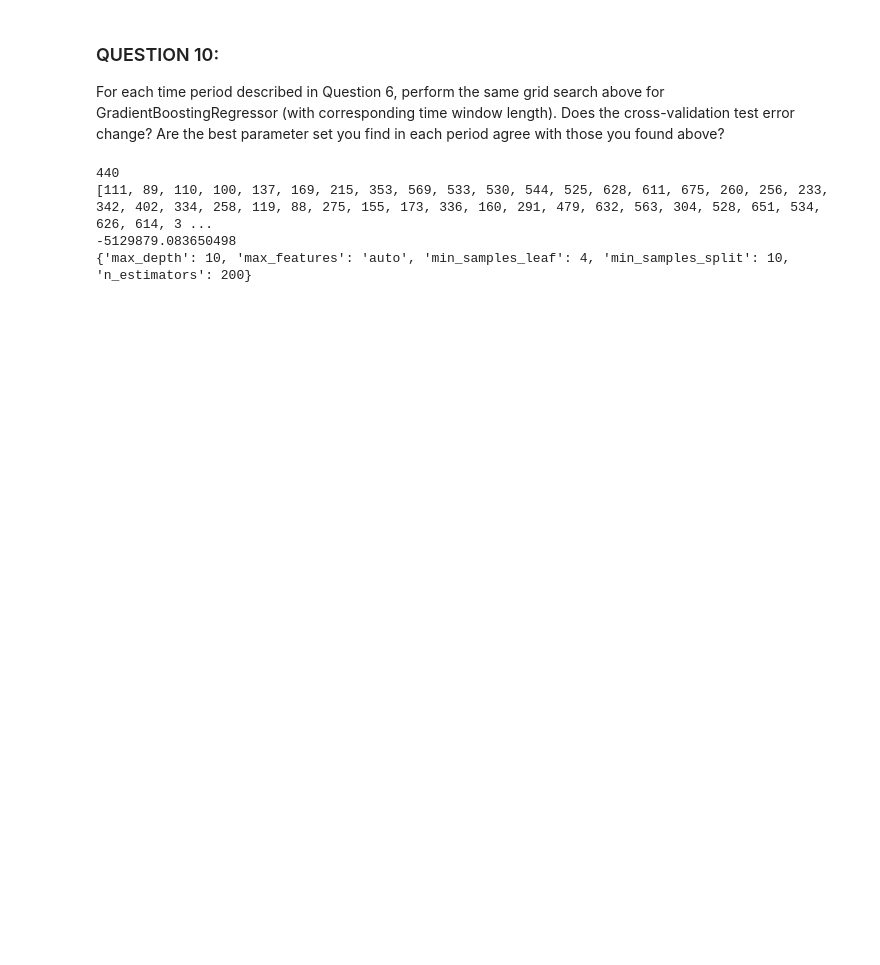
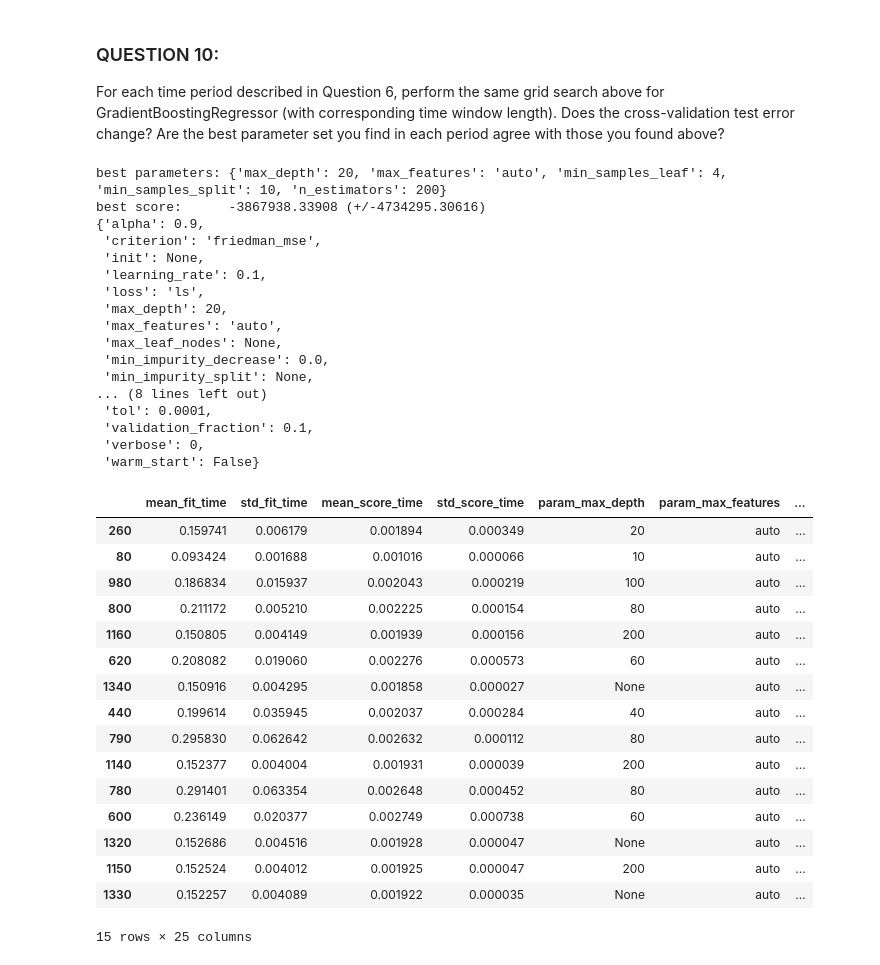
Before and after one commit to kehkashan22/ee219-project5, a Jupyter notebook: Q10.ipynb, the cells around one changed output. Cells and saved outputs as stored; diff of their text form; code cells hidden in the pictures; blank space fills up the shorter version.

```diff
--- a/Q10.ipynb
+++ b/Q10.ipynb
@@ -106,7 +153,7 @@ def getFeatures(start_ts,end_ts,window):
         followerCount = windowToFollowerCount.get(key,0)
         maxFollowers = windowToMaxFollowers.get(key,0)
 
-        h = getLocalHour(key)
+        h = getLocalHour(period)
 
         feature = [tweetCount, retweetCount, followerCount, maxFollowers, h]
         features.append(feature)
@@ -118,43 +165,71 @@ def getFeatures(start_ts,end_ts,window):
 # %%
 # http://aplunket.com/random-forest-regressor/
 from sklearn.ensemble import GradientBoostingRegressor
 from sklearn.model_selection import GridSearchCV
 from sklearn.model_selection import KFold
 
+min_ts = min(list(tagsToMinTs.values()))
+
 #tp1
 tp1_window_size = 3600 # 1 hour window size
-tp1_start_ts = tp1_window_size * math.floor(tagsToMinTs[tag]/(tp1_window_size*1.0))
+tp1_start_ts = tp1_window_size * math.floor(min_ts/(tp1_window_size*1.0))
 tp1_end_ts = 1422806400
-# features,labels = getFeatures(tp1_start_ts,tp1_end_ts,tp1_window_size)
-print(len(features))
-print(labels)
-# save_object(features, "q7_tp1_features_{}".format(tag))
-# save_object(labels, "q7_tp1_labels_{}".format(tag))
-
-features = load_object("q7_tp1_features")
-labels = load_object("q7_tp1_labels")
-
+features,labels = getFeatures(tp1_start_ts,tp1_end_ts,tp1_window_size)
+save_object(features, "q10_tp1_features")
+save_object(labels, "q10_tp1_labels")
 
 
 param_grid = {
   'max_depth': [10, 20, 40, 60, 80, 100, 200, None],
   'max_features': ['auto', 'sqrt'],
   'min_samples_leaf': [1, 2, 4],
   'min_samples_split': [2, 5, 10],
   'n_estimators': [200, 400, 600, 800, 1000, 1200, 1400, 1600, 1800, 2000]
 }
 
 model = GradientBoostingRegressor(random_state=0)
-grid = GridSearchCV(estimator=model, param_grid=param_grid, cv = KFold(5, shuffle=True), scoring='neg_mean_squared_error')
-grid.fit(features, labels)
+tp1grid = GridSearchCV(estimator=model, param_grid=param_grid, cv = KFold(5, shuffle=True), scoring='neg_mean_squared_error')
+tp1grid.fit(features, labels)
+save_object(tp1grid,"q10_tp1_grid")
 
-print(grid.best_score_)
-print(grid.best_params_)
+print(tp1grid.best_score_)
+print(tp1grid.best_params_)
+GridSearch_table_plot(tp1grid, negative=False)
 # %% [output]
-440
-[111, 89, 110, 100, 137, 169, 215, 353, 569, 533, 530, 544, 525, 628, 611, 675, 260, 256, 233, 342, 402, 334, 258, 119, 88, 275, 155, 173, 336, 160, 291, 479, 632, 563, 304, 528, 651, 534, 626, 614, 3 ...
--5129879.083650498
-{'max_depth': 10, 'max_features': 'auto', 'min_samples_leaf': 4, 'min_samples_split': 10, 'n_estimators': 200}
+best parameters: {'max_depth': 20, 'max_features': 'auto', 'min_samples_leaf': 4, 'min_samples_split': 10, 'n_estimators': 200}
+best score:      -3867938.33908 (+/-4734295.30616)
+{'alpha': 0.9,
+ 'criterion': 'friedman_mse',
+ 'init': None,
+ 'learning_rate': 0.1,
+ 'loss': 'ls',
+ 'max_depth': 20,
+ 'max_features': 'auto',
+ 'max_leaf_nodes': None,
+ 'min_impurity_decrease': 0.0,
+ 'min_impurity_split': None,
+... (8 lines left out)
+ 'tol': 0.0001,
+ 'validation_fraction': 0.1,
+ 'verbose': 0,
+ 'warm_start': False}
+|  | mean_fit_time | std_fit_time | mean_score_time | std_score_time | param_max_depth | param_max_features | ... |
+| 260 | 0.159741 | 0.006179 | 0.001894 | 0.000349 | 20 | auto | ... |
+| 80 | 0.093424 | 0.001688 | 0.001016 | 0.000066 | 10 | auto | ... |
+| 980 | 0.186834 | 0.015937 | 0.002043 | 0.000219 | 100 | auto | ... |
+| 800 | 0.211172 | 0.005210 | 0.002225 | 0.000154 | 80 | auto | ... |
+| 1160 | 0.150805 | 0.004149 | 0.001939 | 0.000156 | 200 | auto | ... |
+| 620 | 0.208082 | 0.019060 | 0.002276 | 0.000573 | 60 | auto | ... |
+| 1340 | 0.150916 | 0.004295 | 0.001858 | 0.000027 | None | auto | ... |
+| 440 | 0.199614 | 0.035945 | 0.002037 | 0.000284 | 40 | auto | ... |
+| 790 | 0.295830 | 0.062642 | 0.002632 | 0.000112 | 80 | auto | ... |
+| 1140 | 0.152377 | 0.004004 | 0.001931 | 0.000039 | 200 | auto | ... |
+| 780 | 0.291401 | 0.063354 | 0.002648 | 0.000452 | 80 | auto | ... |
+| 600 | 0.236149 | 0.020377 | 0.002749 | 0.000738 | 60 | auto | ... |
+| 1320 | 0.152686 | 0.004516 | 0.001928 | 0.000047 | None | auto | ... |
+| 1150 | 0.152524 | 0.004012 | 0.001925 | 0.000047 | 200 | auto | ... |
+| 1330 | 0.152257 | 0.004089 | 0.001922 | 0.000035 | None | auto | ... |
+15 rows × 25 columns
 # %%
 # http://aplunket.com/random-forest-regressor/
 from sklearn.ensemble import GradientBoostingRegressor
```
Also changed, not shown: parts of 3 cells of this notebook.
